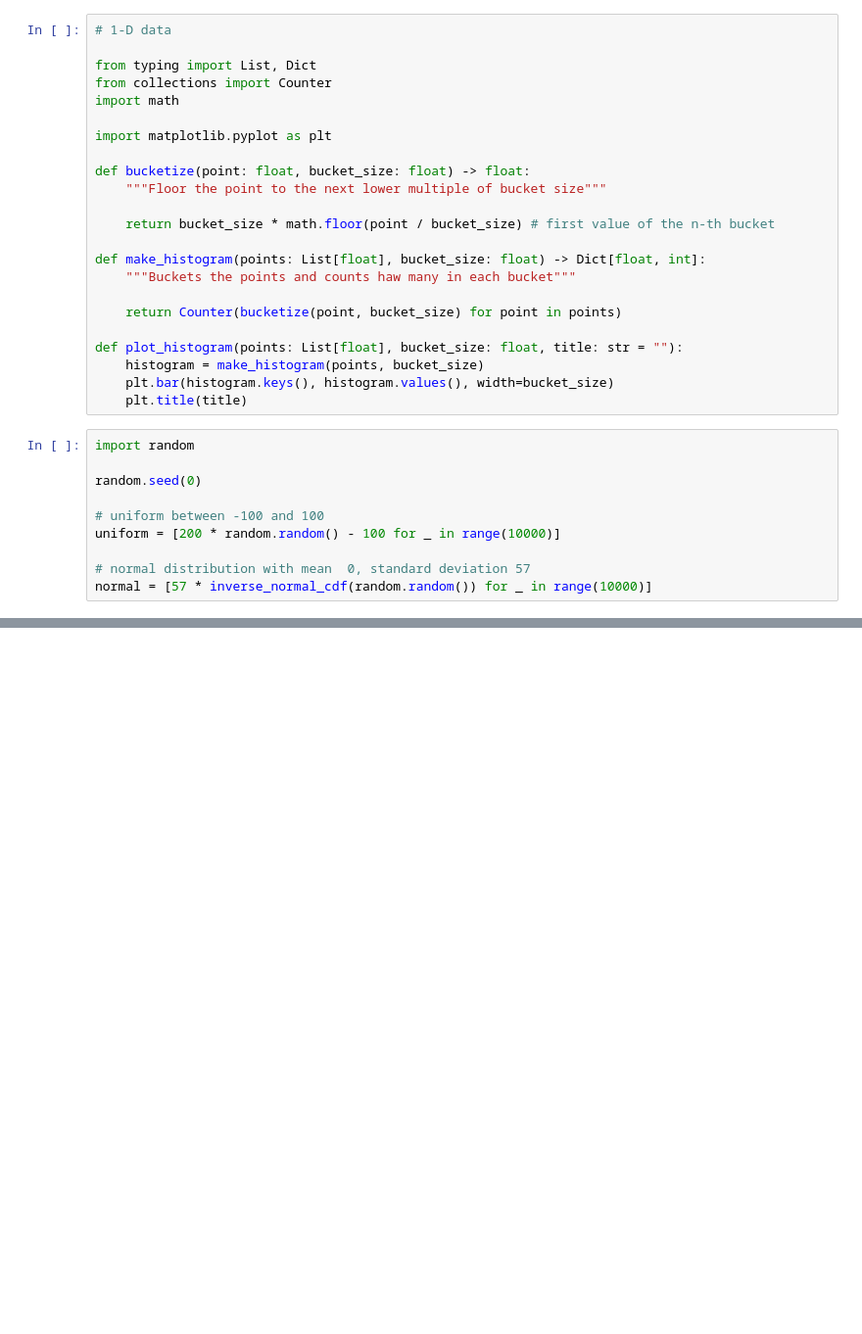
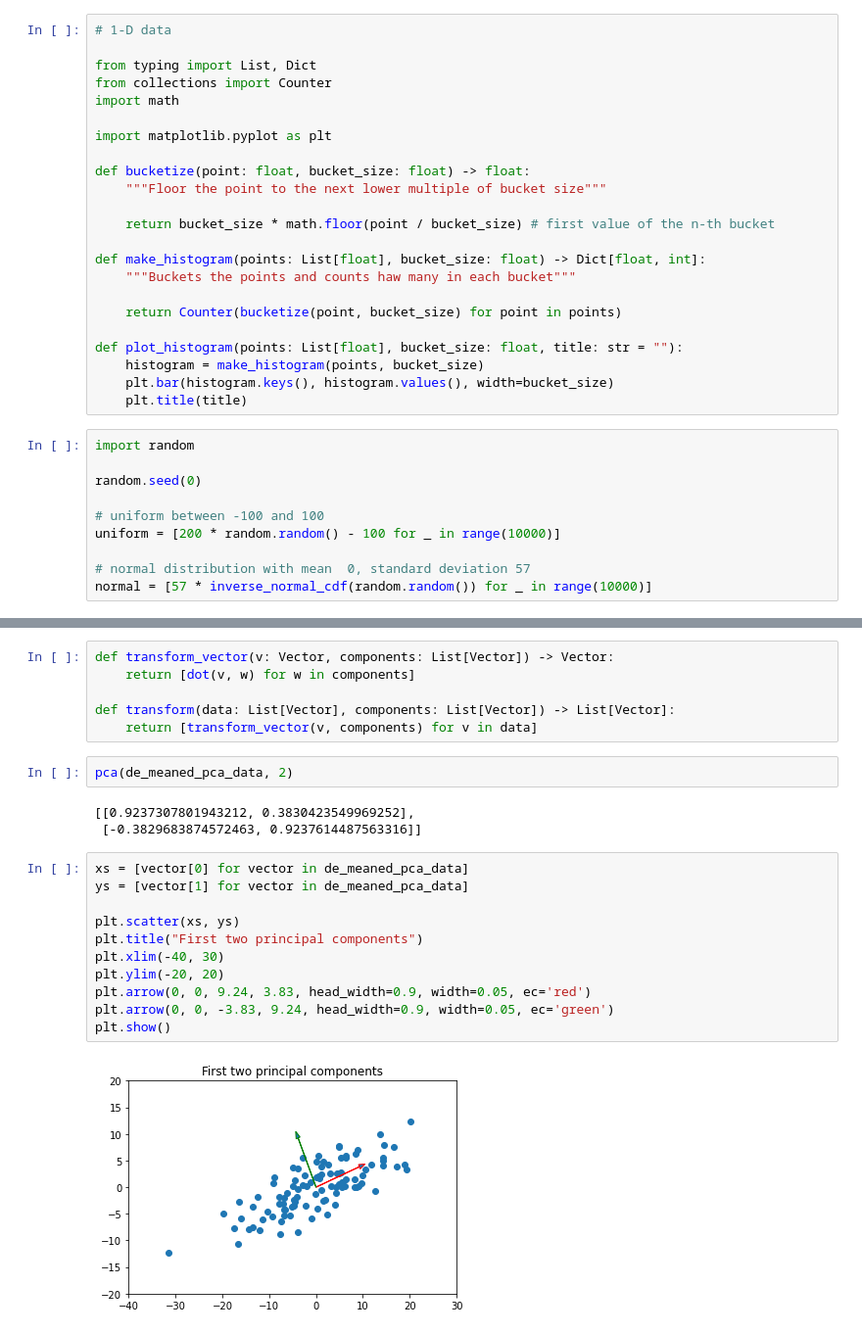
Before and after one commit to hosubl/data-science-from-scratch-by-myself, a Jupyter notebook: ch10_working_with_data.ipynb, the cells around one changed output, grey strips where cells are left out. Shown: that part at 98% size. Saved outputs shown, nothing was run; the diff lists cells and outputs as text; blank space fills up the shorter version.

```diff
--- a/ch10_working_with_data.ipynb
+++ b/ch10_working_with_data.ipynb
@@ -115,0 +625,24 @@ plt.show()
+# %%
+def transform_vector(v: Vector, components: List[Vector]) -> Vector:
+    return [dot(v, w) for w in components]
+
+def transform(data: List[Vector], components: List[Vector]) -> List[Vector]:
+    return [transform_vector(v, components) for v in data]
+# %%
+pca(de_meaned_pca_data, 2)
+# %% [output]
+[[0.9237307801943212, 0.3830423549969252],
+ [-0.3829683874572463, 0.9237614487563316]]
+# %%
+xs = [vector[0] for vector in de_meaned_pca_data]
+ys = [vector[1] for vector in de_meaned_pca_data]
+
+plt.scatter(xs, ys)
+plt.title("First two principal components")
+plt.xlim(-40, 30)
+plt.ylim(-20, 20)
+plt.arrow(0, 0, 9.24, 3.83, head_width=0.9, width=0.05, ec='red')
+plt.arrow(0, 0, -3.83, 9.24, head_width=0.9, width=0.05, ec='green')
+plt.show()
+# %% [output]
+[figure, added]
```
Also changed, not shown: parts of 32 cells of this notebook.
